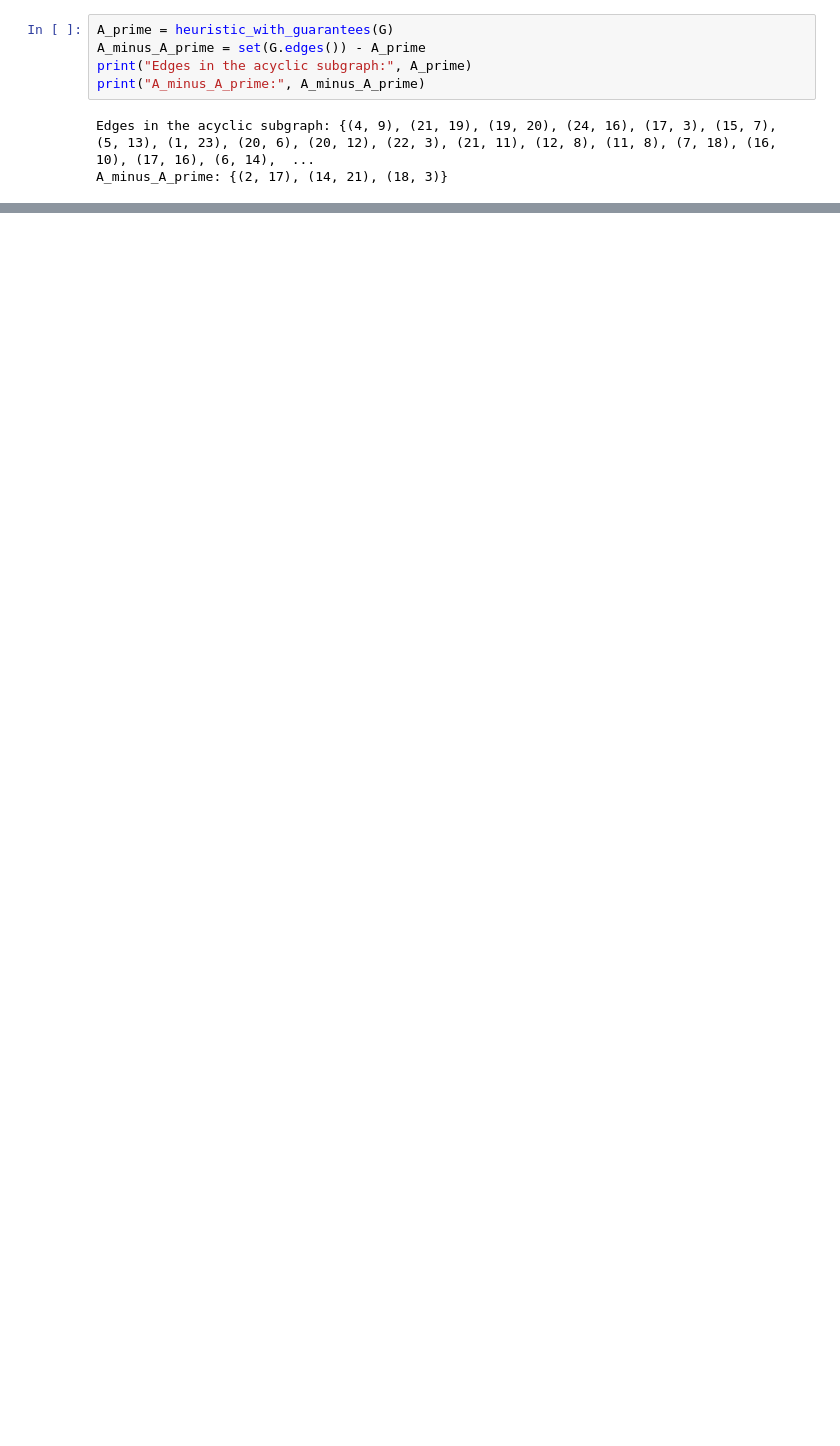
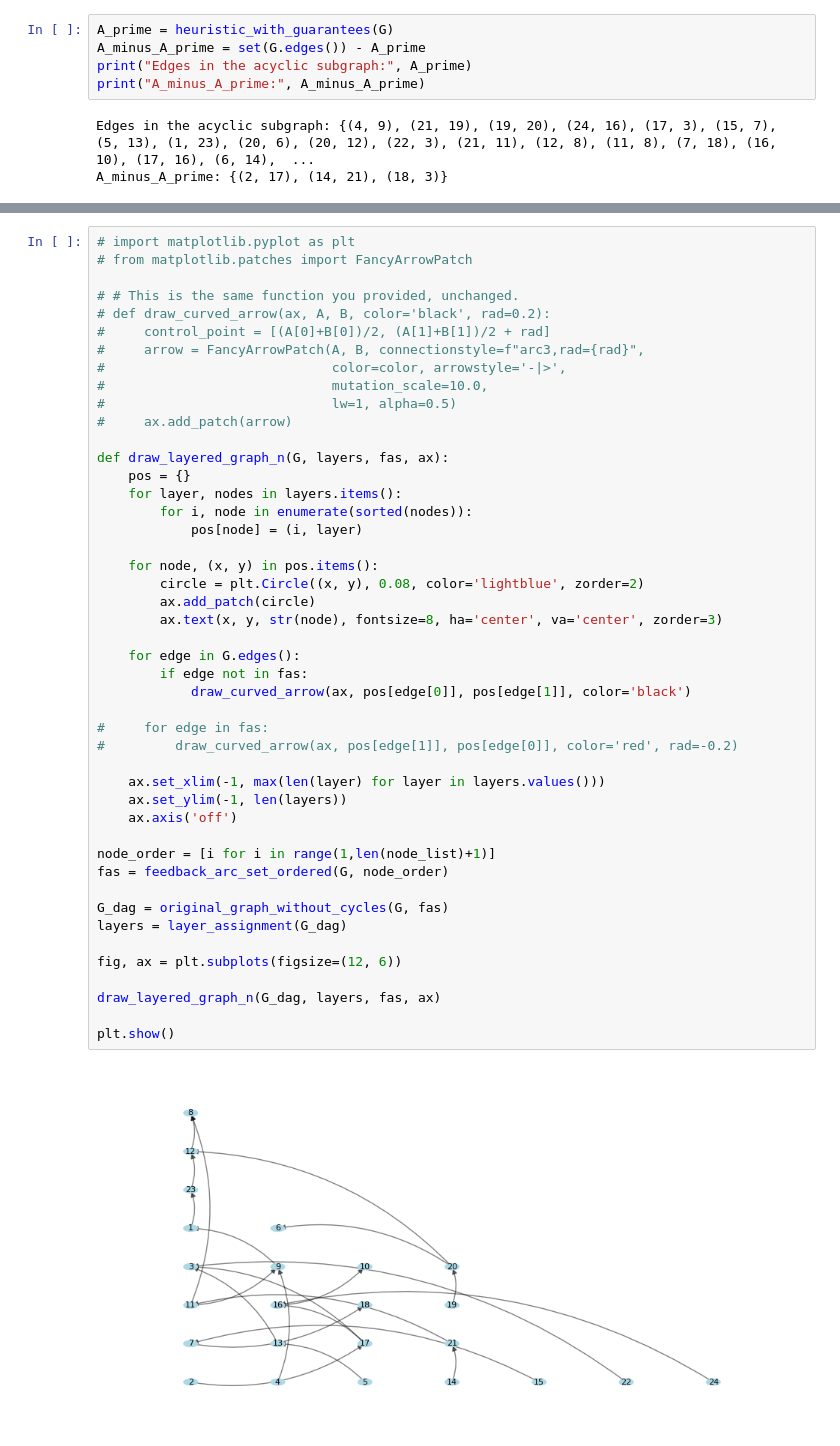
Before and after one commit to mauro-vb/graph-visualization-project, a Jupyter notebook: step4.ipynb, the cells around one changed output, grey strips where cells are left out. Drawn from its saved outputs; the diff is of its cells as text; blank space fills up the shorter version.

```diff
--- a/step4.ipynb
+++ b/step4.ipynb
@@ -394,0 +341,48 @@ KeyboardInterrupt:
+# %%
+# import matplotlib.pyplot as plt
+# from matplotlib.patches import FancyArrowPatch
+
+# # This is the same function you provided, unchanged.
+# def draw_curved_arrow(ax, A, B, color='black', rad=0.2):
+#     control_point = [(A[0]+B[0])/2, (A[1]+B[1])/2 + rad]
+#     arrow = FancyArrowPatch(A, B, connectionstyle=f"arc3,rad={rad}",
+#                             color=color, arrowstyle='-|>',
+#                             mutation_scale=10.0,
+#                             lw=1, alpha=0.5)
+#     ax.add_patch(arrow)
+
+def draw_layered_graph_n(G, layers, fas, ax):
+    pos = {}
+    for layer, nodes in layers.items():
+        for i, node in enumerate(sorted(nodes)):
+            pos[node] = (i, layer)
+
+    for node, (x, y) in pos.items():
+        circle = plt.Circle((x, y), 0.08, color='lightblue', zorder=2)
+        ax.add_patch(circle)
+        ax.text(x, y, str(node), fontsize=8, ha='center', va='center', zorder=3)
+
+    for edge in G.edges():
+        if edge not in fas:
+            draw_curved_arrow(ax, pos[edge[0]], pos[edge[1]], color='black')
+
+#     for edge in fas:
+#         draw_curved_arrow(ax, pos[edge[1]], pos[edge[0]], color='red', rad=-0.2)
+
+    ax.set_xlim(-1, max(len(layer) for layer in layers.values()))
+    ax.set_ylim(-1, len(layers))
+    ax.axis('off')
+
+node_order = [i for i in range(1,len(node_list)+1)]
+fas = feedback_arc_set_ordered(G, node_order)
+
+G_dag = original_graph_without_cycles(G, fas)
+layers = layer_assignment(G_dag)
+
+fig, ax = plt.subplots(figsize=(12, 6))
+
+draw_layered_graph_n(G_dag, layers, fas, ax)
+
+plt.show()
+# %% [output]
+[figure, added]
```
Also changed, not shown: parts of 10 cells of this notebook.
